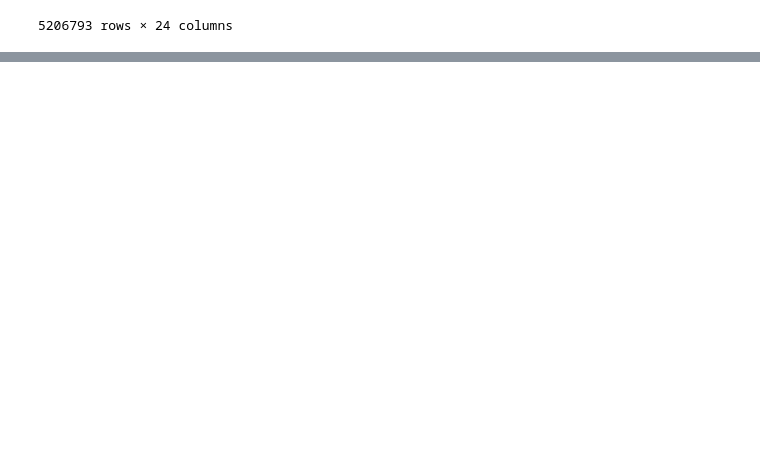
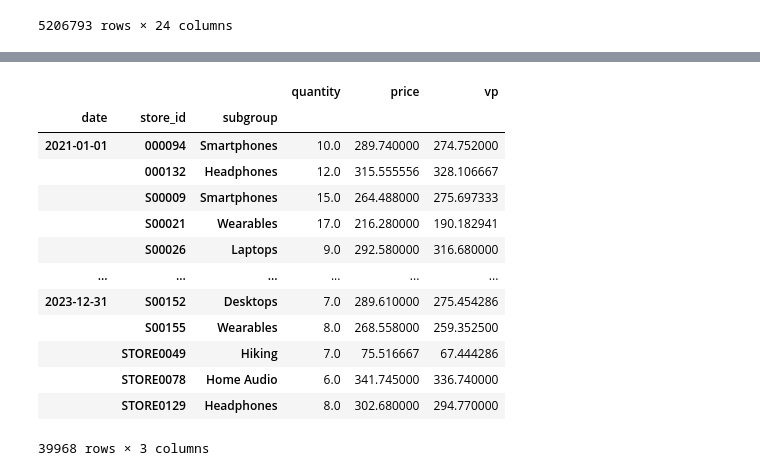
Before and after one commit to Emiliano-Torres/proyecto_eci, a Jupyter notebook: DataProcessing.ipynb, the cells around one changed output, grey strips where cells are left out. Drawn from its saved outputs; the diff is of its cells as text; code cells hidden in the pictures; blank space fills up the shorter version.

```diff
--- a/DataProcessing.ipynb
+++ b/DataProcessing.ipynb
@@ -872,0 +917,17 @@ ventas
+# %%
+ventas.loc[abs(ventas["price"]-ventas["vp"])>5]
+# %% [output]
+|  |  |  | quantity | price | vp |
+| date | store_id | subgroup |  |  |  |
+| 2021-01-01 | 000094 | Smartphones | 10.0 | 289.740000 | 274.752000 |
+|  | 000132 | Headphones | 12.0 | 315.555556 | 328.106667 |
+|  | S00009 | Smartphones | 15.0 | 264.488000 | 275.697333 |
+|  | S00021 | Wearables | 17.0 | 216.280000 | 190.182941 |
+|  | S00026 | Laptops | 9.0 | 292.580000 | 316.680000 |
+| ... | ... | ... | ... | ... | ... |
+| 2023-12-31 | S00152 | Desktops | 7.0 | 289.610000 | 275.454286 |
+|  | S00155 | Wearables | 8.0 | 268.558000 | 259.352500 |
+|  | STORE0049 | Hiking | 7.0 | 75.516667 | 67.444286 |
+|  | STORE0078 | Home Audio | 6.0 | 341.745000 | 336.740000 |
+|  | STORE0129 | Headphones | 8.0 | 302.680000 | 294.770000 |
+39968 rows × 3 columns
```
Also changed, not shown: parts of 5 cells of this notebook, 3 other files.
